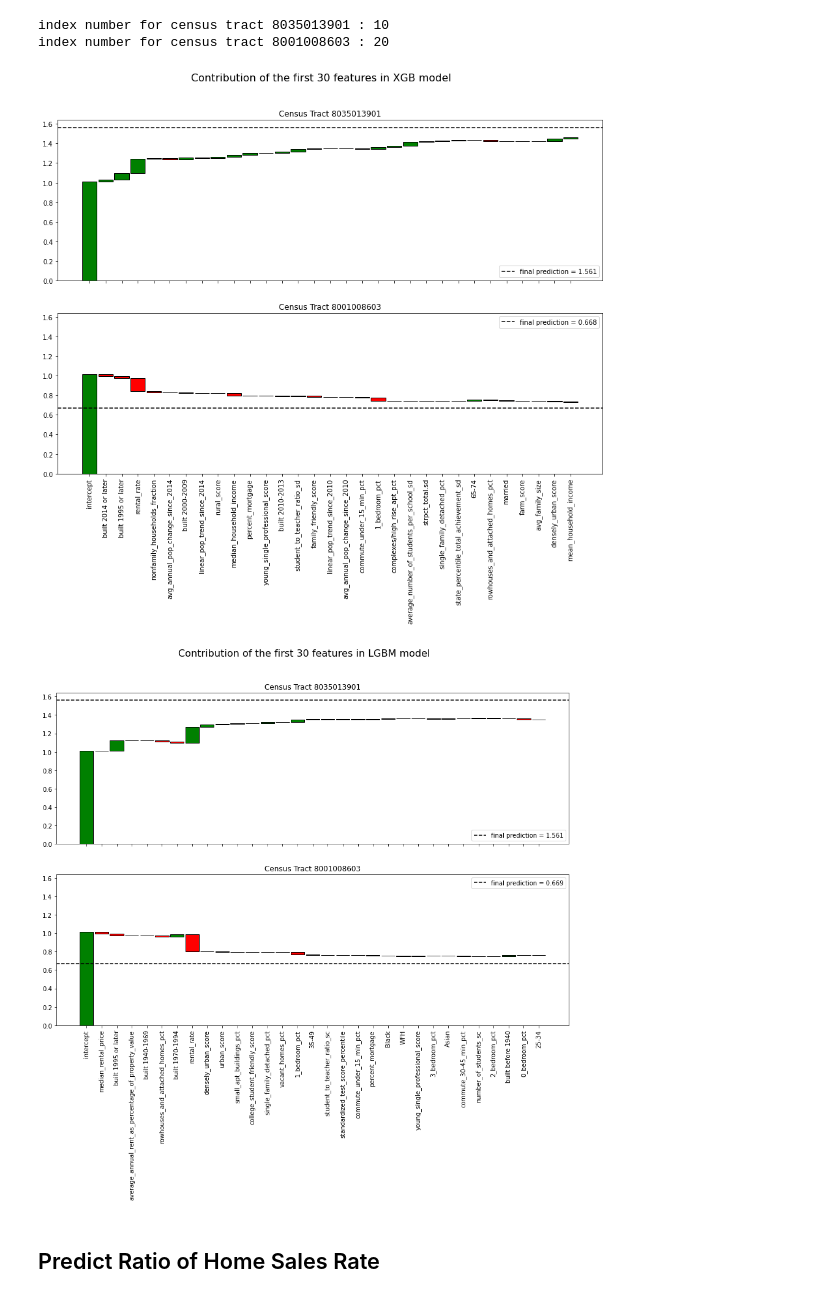
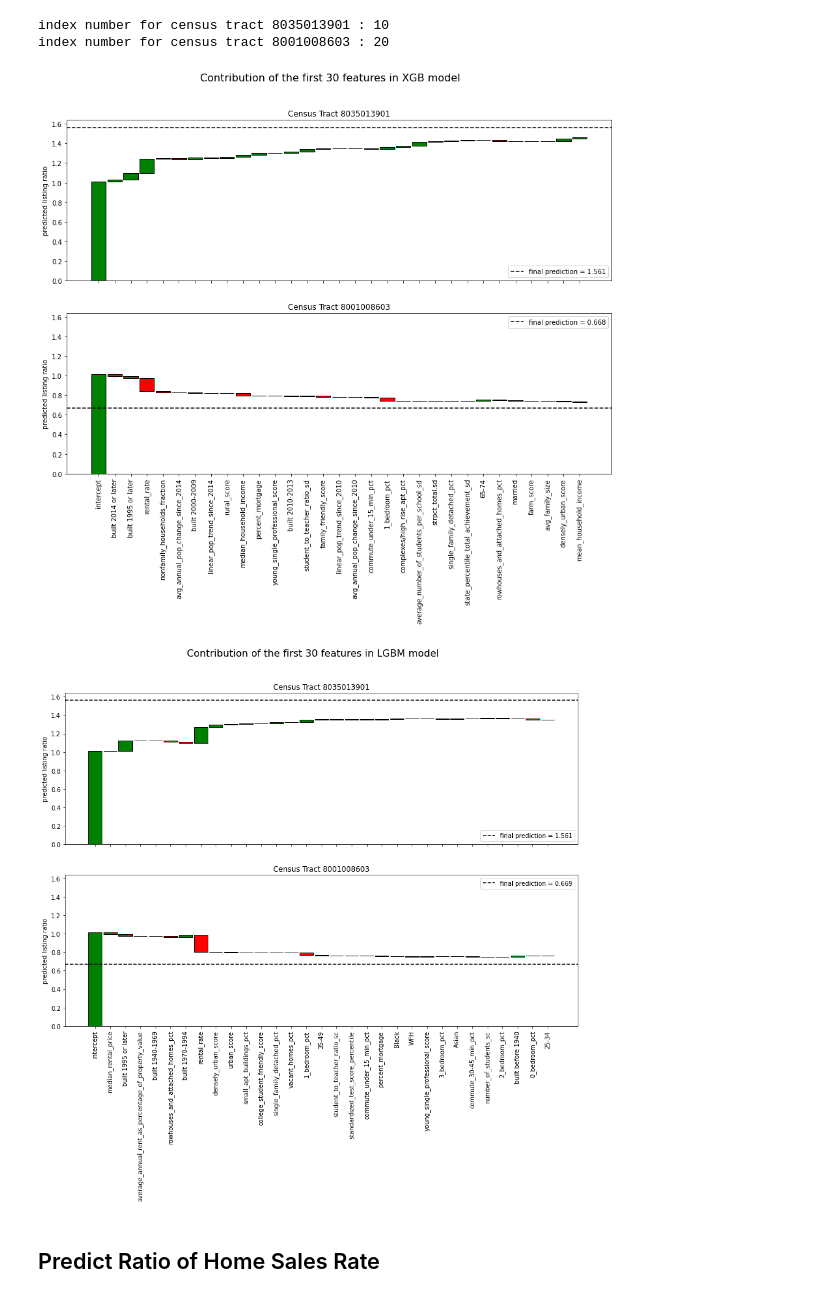
Before and after one commit to wijayajessica/Digital-Real-Estate-Index, a Jupyter notebook: census_tract_adjustment/Modelling_Boosting_Denver.ipynb, the cells around one changed output. Cells and saved outputs as stored; diff of their text form; code cells hidden in the pictures.

```diff
--- a/census_tract_adjustment/Modelling_Boosting_Denver.ipynb
+++ b/census_tract_adjustment/Modelling_Boosting_Denver.ipynb
@@ -173,13 +178,13 @@ for ct in census_tracts_toExplore:
 index number for census tract 8035013901 : 10
 index number for census tract 8001008603 : 20
 # %%
-XGB_listing.plot_feature_contribution(sample_idx=idx_census_tracts_toExplore)
+XGB_listing.plot_feature_contribution(sample_idx=idx_census_tracts_toExplore, ylabel="predicted listing ratio" )
 # %% [output]
-[figure, old version]
+[figure, new version]
 # %%
-LGBM_listing.plot_feature_contribution(sample_idx=idx_census_tracts_toExplore)
+LGBM_listing.plot_feature_contribution(sample_idx=idx_census_tracts_toExplore, ylabel="predicted listing ratio" )
 # %% [output]
-[figure, old version]
+[figure, new version]
 # %% [markdown]
 ## Predict Ratio of Home Sales Rate
 # %% [markdown]
```
Also changed, not shown: parts of 6 cells of this notebook, 1 other file.
